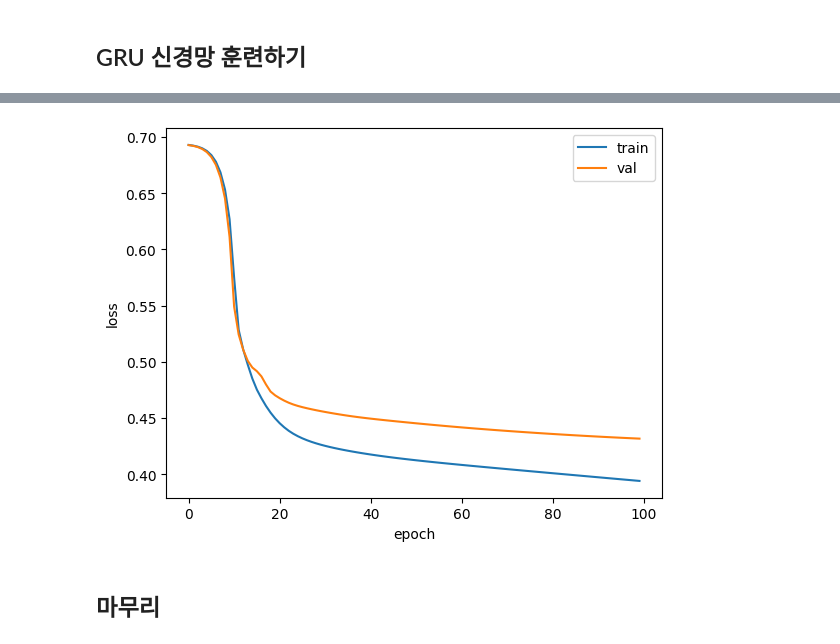
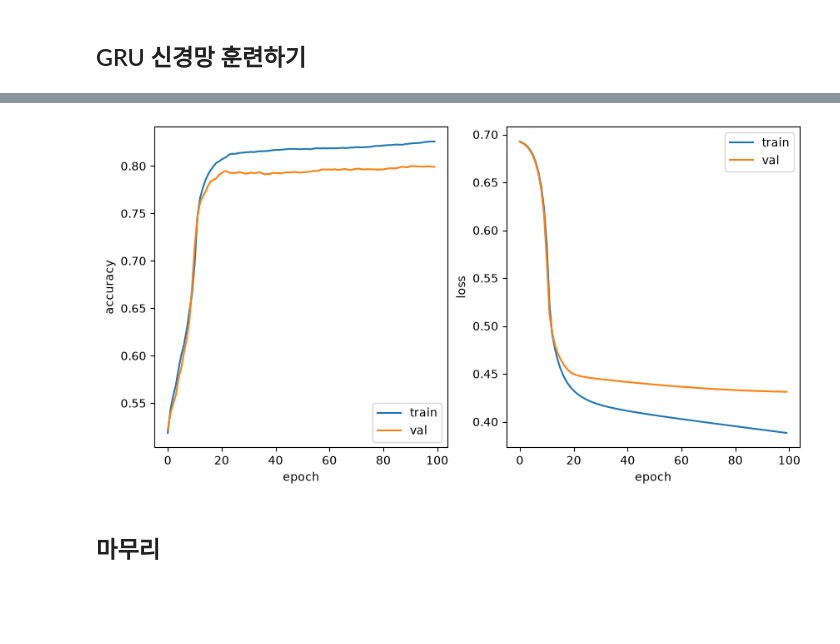
Before and after one commit to a1ljmook/Inflearn-hg-mldl, a Jupyter notebook: 9-3.ipynb, the cells around one changed output, grey strips where cells are left out. Drawn from its saved outputs; the diff is of its cells as text; code cells hidden in the pictures; blank space fills up the shorter version.

```diff
--- a/9-3.ipynb
+++ b/9-3.ipynb
@@ -281,15 +279,14 @@ Model: "sequential_3"
 # %%
 rmsprop = keras.optimizers.RMSprop(learning_rate=1e-4)
-model4.compile(optimizer=rmsprop, loss='binary_crossentropy',
-               metrics=['accuracy'])
+model_gru.compile(optimizer=rmsprop, loss='binary_crossentropy', metrics=['accuracy'])
 
-checkpoint_cb = keras.callbacks.ModelCheckpoint('best-gru-model.keras',
-                                                save_best_only=True)
-early_stopping_cb = keras.callbacks.EarlyStopping(patience=3,
-                                                  restore_best_weights=True)
+best_gru_model_path = 'best-gru-model.keras'
+checkpoint_cb = keras.callbacks.ModelCheckpoint(best_gru_model_path, save_best_only=True)
+early_stopping_cb = keras.callbacks.EarlyStopping(patience=3, restore_best_weights=True)
 
-history = model4.fit(train_seq, train_target, epochs=100, batch_size=64,
-                     validation_data=(val_seq, val_target),
-                     callbacks=[checkpoint_cb, early_stopping_cb])
+history = model_gru.fit(train_seq, train_target, epochs=100, batch_size=64,
+                        validation_data=(val_seq, val_target),
+                        callbacks=[checkpoint_cb, early_stopping_cb])
+print(early_stopping_cb.stopped_epoch)
 # %% [output]
 Epoch 1/100
@@ -312,12 +309,21 @@ Epoch 100/100
-# %%
-plt.plot(history.history['loss'])
-plt.plot(history.history['val_loss'])
-plt.xlabel('epoch')
-plt.ylabel('loss')
-plt.legend(['train', 'val'])
-plt.show()
-# %% [output]
-[figure, removed]
+# %%
+fig, axes = plt.subplots(1, 2, figsize=(10, 5))
+
+axes[0].plot(history.history['accuracy'])
+axes[0].plot(history.history['val_accuracy'])
+axes[0].set_xlabel('epoch')
+axes[0].set_ylabel('accuracy')
+axes[0].legend(['train', 'val'])
+
+axes[1].plot(history.history['loss'])
+axes[1].plot(history.history['val_loss'])
+axes[1].set_xlabel('epoch')
+axes[1].set_ylabel('loss')
+axes[1].legend(['train', 'val'])
+
+plt.show()
+# %% [output]
+[figure, added]
 # %% [markdown]
 ## 마무리
 # %%
```
Also changed, not shown: parts of 7 cells of this notebook, 12 other files.
